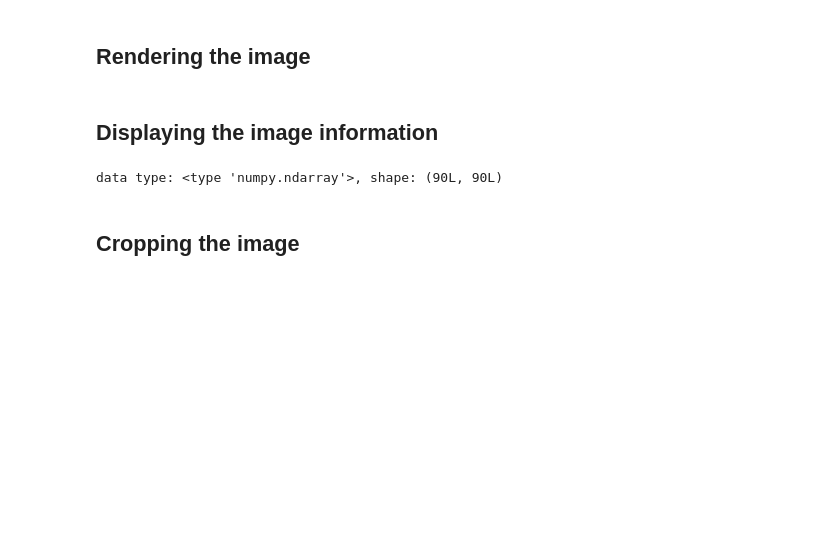
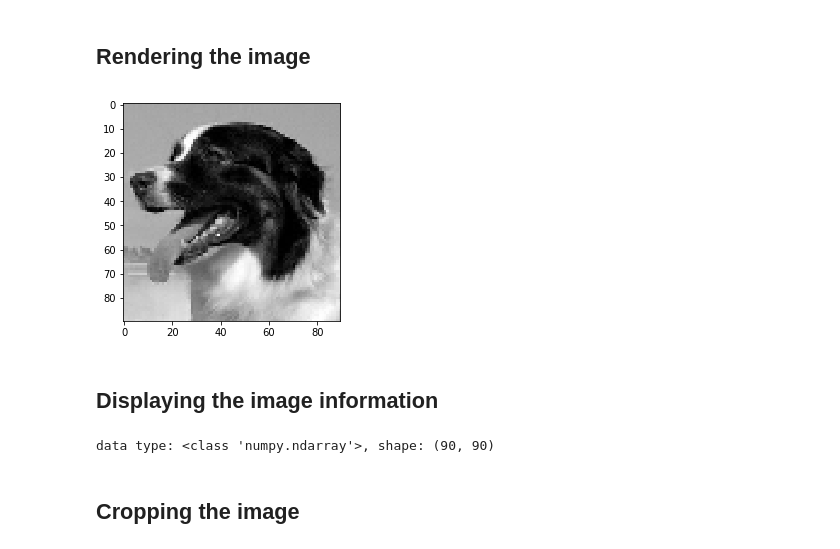
Before and after one commit to mwadegraff/C5T1, a Jupyter notebook: Python for Dummies/C5T1 Chpt5.ipynb, the cells around one changed output. Saved outputs shown, nothing was run; the diff lists cells and outputs as text; code cells hidden in the pictures; blank space fills up the shorter version.

```diff
--- a/Python for Dummies/C5T1 Chpt5.ipynb
+++ b/Python for Dummies/C5T1 Chpt5.ipynb
@@ -149,21 +169,24 @@ print trig_values
 # %%
 from skimage.io import imread
 from skimage.transform import resize
 from matplotlib import pyplot as plt
 import matplotlib.cm as cm
 
 example_file = ("http://upload.wikimedia.org/" +
     "wikipedia/commons/7/7d/Dog_face.png")
-image = imread(example_file, as_grey=True)
+image = imread(example_file, as_grey=True
+              )
 plt.imshow(image, cmap=cm.gray)
 plt.show()
+# %% [output]
+[figure, added]
 # %% [markdown]
 ## Displaying the image information
 # %%
 print("data type: %s, shape: %s" %
       (type(image), image.shape))
 # %% [output]
-data type: <type 'numpy.ndarray'>, shape: (90L, 90L)
+data type: <class 'numpy.ndarray'>, shape: (90, 90)
 # %% [markdown]
 ## Cropping the image
 # %%
```
Also changed, not shown: parts of 22 cells of this notebook, 1 other file.
